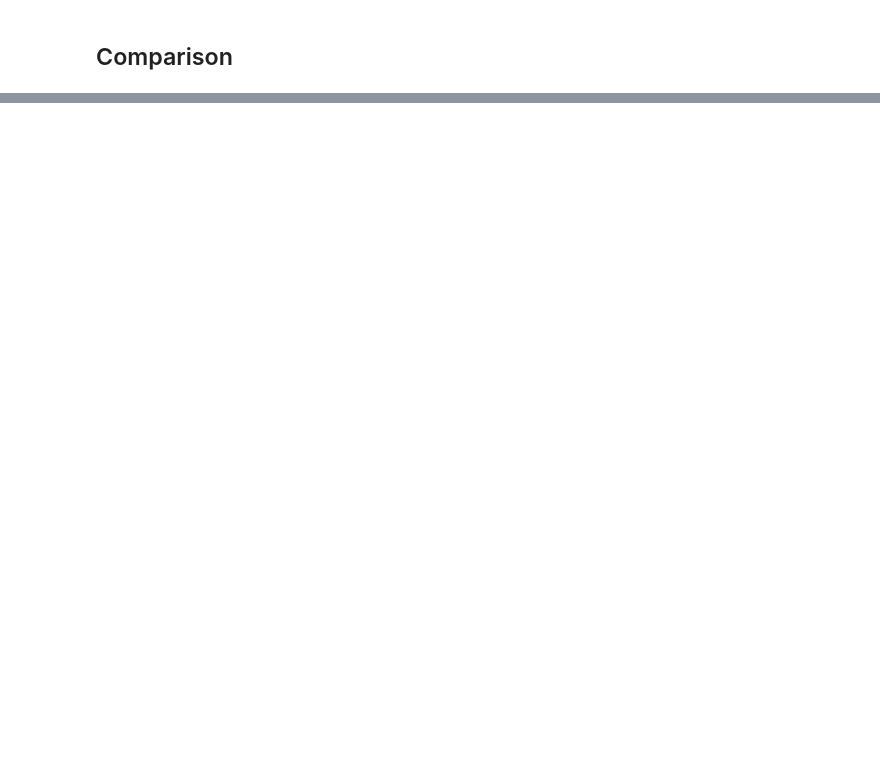
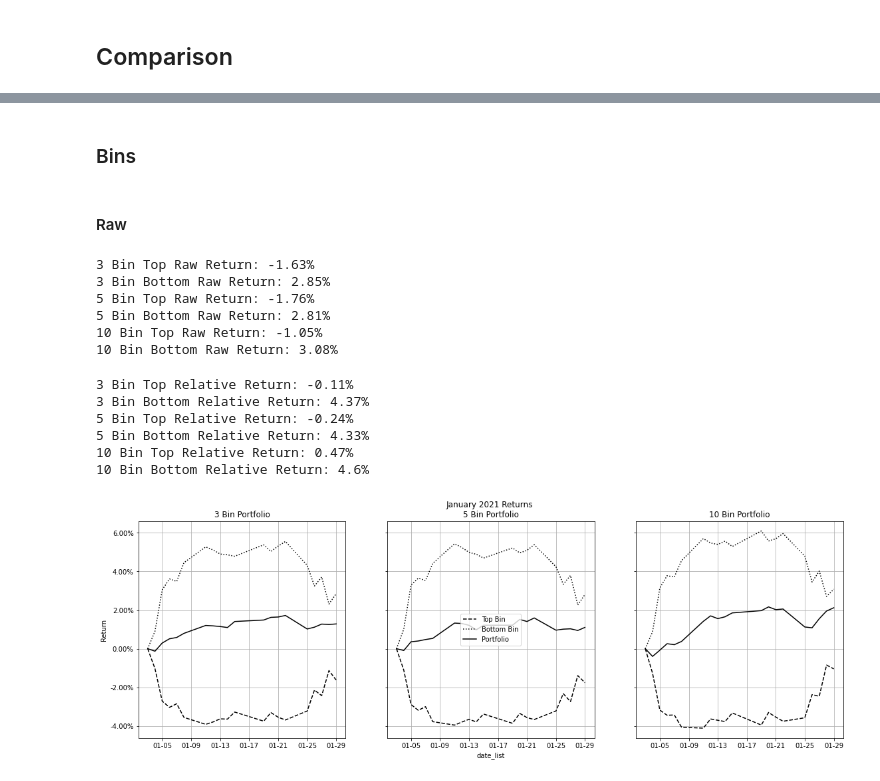
Before and after one commit to typaint/capstone, a Jupyter notebook: 60-portfolio/aggregate_portfolio.ipynb, the cells around one changed output, grey strips where cells are left out. Drawn from its saved outputs; the diff is of its cells as text; code cells hidden in the pictures; blank space fills up the shorter version.

```diff
--- a/60-portfolio/aggregate_portfolio.ipynb
+++ b/60-portfolio/aggregate_portfolio.ipynb
@@ -308,2 +246,4 @@ Text(0, 0.5, 'Percent Return')
+# %%
+t5, b5 = tb_raw(bin5_df)
 # %% [markdown]
 ## 10 Bins
@@ -348,2 +257,4 @@ Text(0, 0.5, 'Percent Return')
+# %%
+t10, b10 = tb_raw(bin10_df)
 # %% [markdown]
 ## Comparison
@@ -397,0 +295,72 @@ with plt.xkcd():
+# %% [markdown]
+### Bins
+# %% [markdown]
+#### Raw
+# %%
+print("3 Bin Top Raw Return: " + str(round(t3[-1],2)) + "%")
+print("3 Bin Bottom Raw Return: " + str(round(b3[-1],2)) + "%")
+
+print("5 Bin Top Raw Return: " + str(round(t5[-1],2)) + "%")
+print("5 Bin Bottom Raw Return: " + str(round(b5[-1],2)) + "%")
+
+print("10 Bin Top Raw Return: " + str(round(t10[-1],2)) + "%")
+print("10 Bin Bottom Raw Return: " + str(round(b10[-1],2)) + "%")
+# %% [output]
+3 Bin Top Raw Return: -1.63%
+3 Bin Bottom Raw Return: 2.85%
+5 Bin Top Raw Return: -1.76%
+5 Bin Bottom Raw Return: 2.81%
+10 Bin Top Raw Return: -1.05%
+10 Bin Bottom Raw Return: 3.08%
+# %%
+print("3 Bin Top Relative Return: " + str(round(t3[-1]-sp[-1],2)) + "%")
+print("3 Bin Bottom Relative Return: " + str(round(b3[-1]-sp[-1],2)) + "%")
+
+print("5 Bin Top Relative Return: " + str(round(t5[-1]-sp[-1],2)) + "%")
+print("5 Bin Bottom Relative Return: " + str(round(b5[-1]-sp[-1],2)) + "%")
+
+print("10 Bin Top Relative Return: " + str(round(t10[-1]-sp[-1],2)) + "%")
+print("10 Bin Bottom Relative Return: " + str(round(b10[-1]-sp[-1],2)) + "%")
+# %% [output]
+3 Bin Top Relative Return: -0.11%
+3 Bin Bottom Relative Return: 4.37%
+5 Bin Top Relative Return: -0.24%
+5 Bin Bottom Relative Return: 4.33%
+10 Bin Top Relative Return: 0.47%
+10 Bin Bottom Relative Return: 4.6%
+# %%
+f, (ax1, ax2, ax3) = plt.subplots(1, 3, sharey=True, sharex=True)
+f.set_figheight(6)
+f.set_figwidth(19)
+ax1.plot(date_list,t3,color="black",label="Top Bin", ls="dashed")
+ax1.plot(date_list,b3,color="black",label="Bottom Bin", ls="dotted")
+ax1.plot(date_list,p3,color="black",label="Portfolio")
+#ax1.plot(date_list,sp,color="grey",label="S&P 500 Avg")
+ax1.set_title("3 Bin Portfolio")
+
+ax2.plot(date_list,t5,color="black",label="Top Bin", ls="dashed")
+ax2.plot(date_list,b5,color="black",label="Bottom Bin", ls="dotted")
+ax2.plot(date_list,p5,color="black",label="Portfolio")
+#ax2.plot(date_list,sp,color="grey",label="S&P 500 Avg")
+ax2.set_title("January 2021 Returns \n5 Bin Portfolio")
+
+ax3.plot(date_list,t10,color="black",label="Top Bin", ls="dashed")
+ax3.plot(date_list,b10,color="black",label="Bottom Bin", ls="dotted")
+ax3.plot(date_list,p10,color="black",label="Portfolio")
+#ax3.plot(date_list,sp,color="grey",label="S&P 500 Avg")
+ax3.set_title("10 Bin Portfolio")
+
+ax2.legend(loc="center")
+ax1.set_ylabel("Return")
+ax2.set_xlabel("date_list")
+yfmt = '%.2f%%' # Format you want the ticks, e.g. '40%'
+yticks = mtick.FormatStrFormatter(yfmt)
+ax1.yaxis.set_major_formatter(yticks)
+#ax1.yaxis.set_major_formatter('${x:1.2f}')
+xfmt = mdates.DateFormatter('%m-%d')
+ax1.xaxis.set_major_formatter(xfmt)
+ax1.grid(True)
+ax2.grid(True)
+ax3.grid(True)
+# %% [output]
+[figure, added]
```
Also changed, not shown: parts of 51 cells of this notebook, 25 other files.
